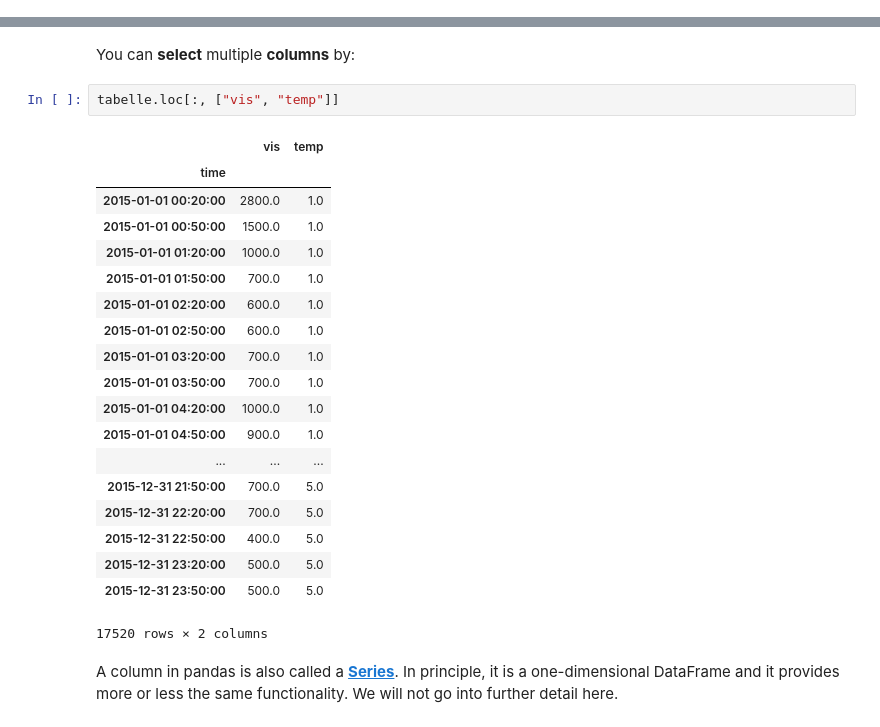
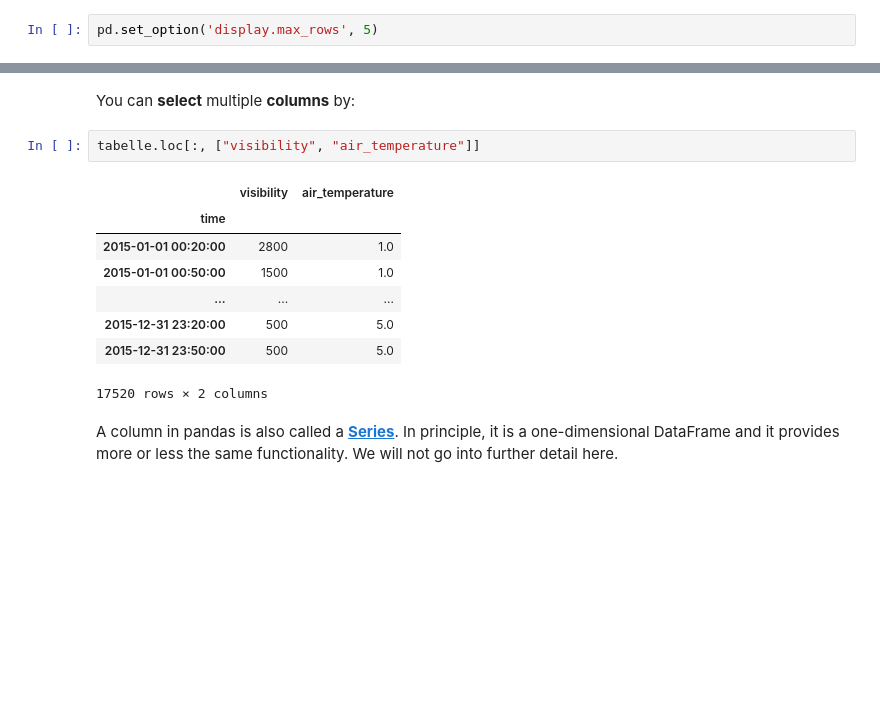
Before and after one commit to python-kurs/sommersemester_2019, a Jupyter notebook: content/units/S01E04.ipynb, the cells around one changed output, grey strips where cells are left out. Cells and saved outputs as stored; diff of their text form; blank space fills up the shorter version.

```diff
--- a/content/units/S01E04.ipynb
+++ b/content/units/S01E04.ipynb
@@ -17,6 +17,8 @@ First, we want to read the data:
 # %%
 import pandas as pd
 tabelle = pd.read_csv("../data/frankfurt_weather.csv", parse_dates=["time"], index_col="time", sep=",")
+# %%
+pd.set_option('display.max_rows', 5)
 # %% [markdown]
 The pandas function `pd.read_csv(...)` opens the csv file and reads its contents.
 
@@ -181,26 +144,15 @@ Name: visibility, Length: 17520, dtype: int64
 # %% [markdown]
 You can **select** multiple **columns** by:
 # %%
-tabelle.loc[:, ["vis", "temp"]]
+tabelle.loc[:, ["visibility", "air_temperature"]]
 # %% [output]
-|  | vis | temp |
+|  | visibility | air_temperature |
 | time |  |  |
-| 2015-01-01 00:20:00 | 2800.0 | 1.0 |
-| 2015-01-01 00:50:00 | 1500.0 | 1.0 |
-| 2015-01-01 01:20:00 | 1000.0 | 1.0 |
-| 2015-01-01 01:50:00 | 700.0 | 1.0 |
-| 2015-01-01 02:20:00 | 600.0 | 1.0 |
-| 2015-01-01 02:50:00 | 600.0 | 1.0 |
-| 2015-01-01 03:20:00 | 700.0 | 1.0 |
-| 2015-01-01 03:50:00 | 700.0 | 1.0 |
-| 2015-01-01 04:20:00 | 1000.0 | 1.0 |
-| 2015-01-01 04:50:00 | 900.0 | 1.0 |
+| 2015-01-01 00:20:00 | 2800 | 1.0 |
+| 2015-01-01 00:50:00 | 1500 | 1.0 |
 | ... | ... | ... |
-| 2015-12-31 21:50:00 | 700.0 | 5.0 |
-| 2015-12-31 22:20:00 | 700.0 | 5.0 |
-| 2015-12-31 22:50:00 | 400.0 | 5.0 |
-| 2015-12-31 23:20:00 | 500.0 | 5.0 |
-| 2015-12-31 23:50:00 | 500.0 | 5.0 |
+| 2015-12-31 23:20:00 | 500 | 5.0 |
+| 2015-12-31 23:50:00 | 500 | 5.0 |
 17520 rows × 2 columns
 # %% [markdown]
 A column in pandas is also called a [**Series**](https://pandas.pydata.org/pandas-docs/stable/reference/api/pandas.Series.html). In principle, it is a one-dimensional DataFrame and it provides more or less the same functionality. We will not go into further detail here.
```
Also changed, not shown: parts of 10 cells of this notebook.
